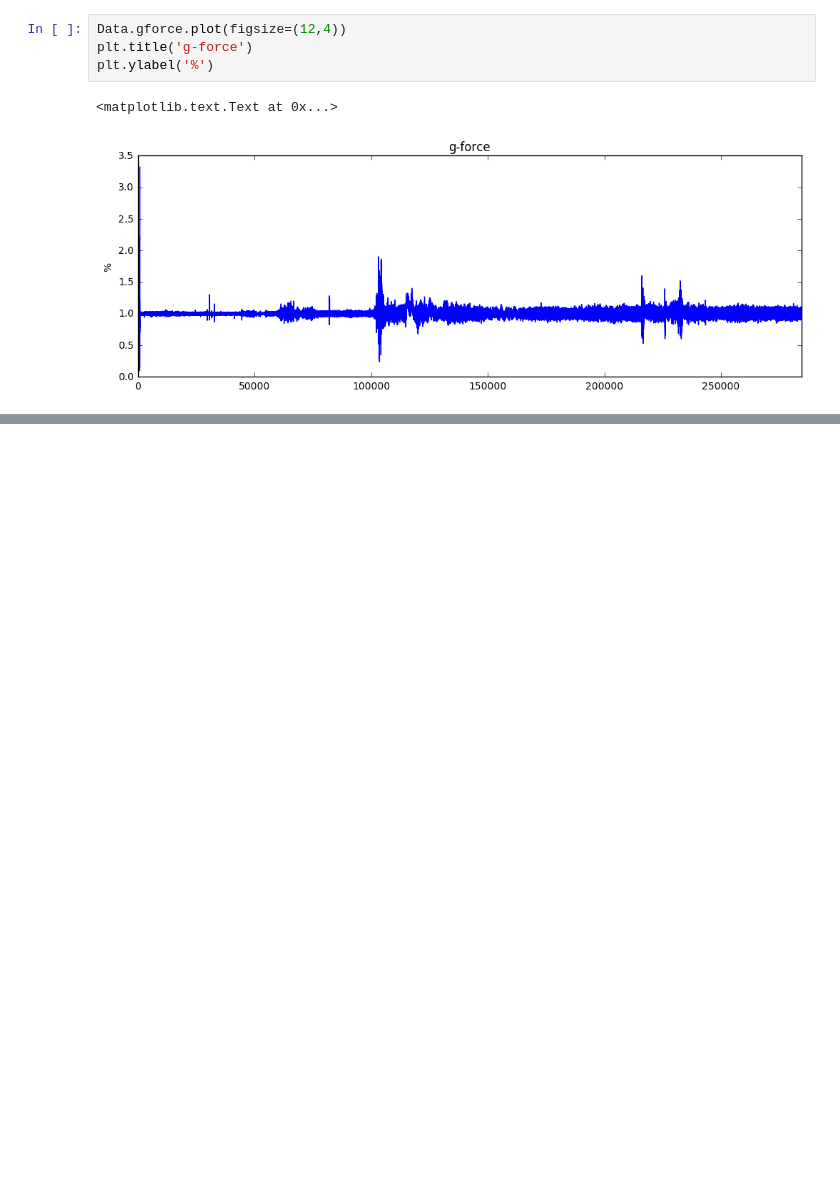
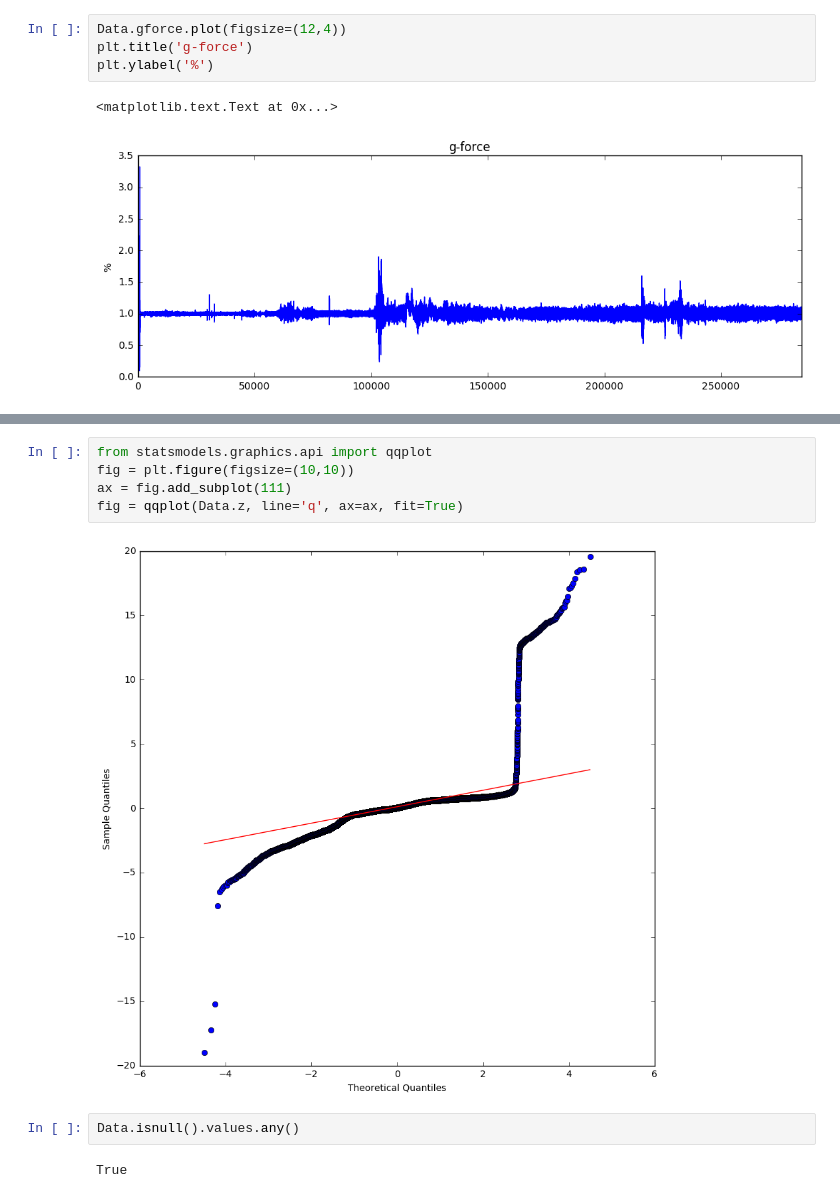
Before and after one commit to arangogithub/pylearn, a Jupyter notebook: accelerometer_analysis.ipynb, the cells around one changed output, grey strips where cells are left out. Cells and saved outputs as stored; diff of their text form; blank space fills up the shorter version.

```diff
--- a/accelerometer_analysis.ipynb
+++ b/accelerometer_analysis.ipynb
@@ -26,0 +39,11 @@ plt.ylabel('%')
+# %%
+from statsmodels.graphics.api import qqplot
+fig = plt.figure(figsize=(10,10))
+ax = fig.add_subplot(111)
+fig = qqplot(Data.z, line='q', ax=ax, fit=True)
+# %% [output]
+[figure, added]
+# %%
+Data.isnull().values.any()
+# %% [output]
+True
```
Also changed, not shown: parts of 9 cells of this notebook.
